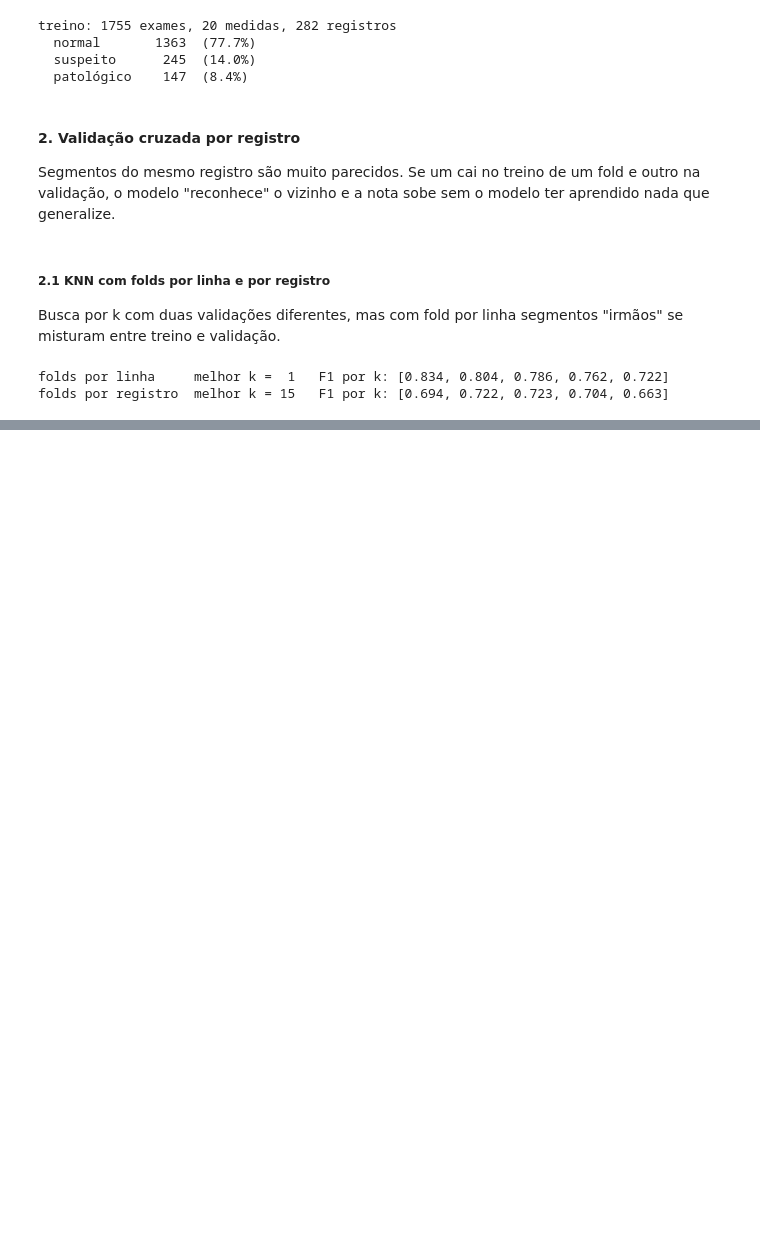
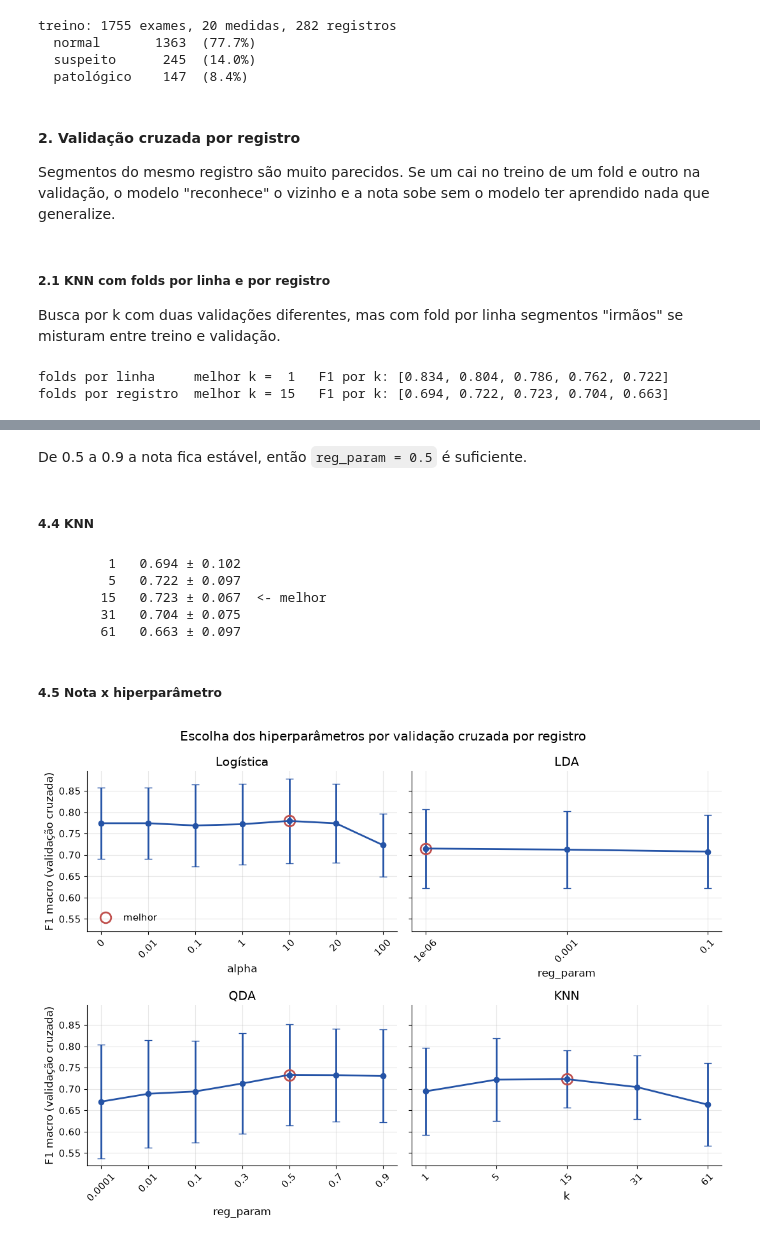
Before and after one commit to ml1-impatech/statstech-analise, a Jupyter notebook: notebooks/ctg_models.ipynb, the cells around one changed output, grey strips where cells are left out. Saved outputs shown, nothing was run; the diff lists cells and outputs as text; code cells hidden in the pictures; blank space fills up the shorter version.

Commit message:
Busca de hiperparâmetros - F1 macro

```diff
--- a/notebooks/ctg_models.ipynb
+++ b/notebooks/ctg_models.ipynb
@@ -86,0 +215,5 @@ folds por registro  melhor k = 15   F1 por k: [0.694, 0.722, 0.723, 0.704, 0.663
+# %%
+searches["qda"] = GridSearchCV(
+    make_pipeline(QuadraticDiscriminantAnalysis()), grids["qda"], cv=cv, scoring="f1_macro"
+).fit(X_train, y_train)
+show_search(searches["qda"])
@@ -86,0 +229,6 @@ folds por registro  melhor k = 15   F1 por k: [0.694, 0.722, 0.723, 0.704, 0.663
+# %%
+grids["qda"] = {"model__reg_param": [1e-4, 1e-2, 0.1, 0.3, 0.5, 0.7, 0.9]}
+searches["qda"] = GridSearchCV(
+    make_pipeline(QuadraticDiscriminantAnalysis()), grids["qda"], cv=cv, scoring="f1_macro"
+).fit(X_train, y_train)
+show_search(searches["qda"])
@@ -86,0 +243,49 @@ folds por registro  melhor k = 15   F1 por k: [0.694, 0.722, 0.723, 0.704, 0.663
+# %% [markdown]
+De 0.5 a 0.9 a nota fica estável, então `reg_param = 0.5` é suficiente.
+# %% [markdown]
+##### 4.4 KNN
+# %%
+searches["knn"] = GridSearchCV(
+    make_pipeline(KNeighborsClassifier()), grids["knn"], cv=cv, scoring="f1_macro"
+).fit(X_train, y_train)
+show_search(searches["knn"])
+# %% [output]
+         1   0.694 ± 0.102
+         5   0.722 ± 0.097
+        15   0.723 ± 0.067  <- melhor
+        31   0.704 ± 0.075
+        61   0.663 ± 0.097
+# %% [markdown]
+##### 4.5 Nota x hiperparâmetro
+# %%
+LABELS = {"logistic": "Logística", "lda": "LDA", "qda": "QDA", "knn": "KNN"}
+
+
+def plot_search_curve(search, ax, title, xlabel):
+    # TODO trocar pelo plot_search do C7
+    results = search.cv_results_
+    values = [next(iter(r["params"].values())) for r in results]
+    mean = np.array([r["mean_score"] for r in results])
+    std = np.array([r["std_score"] for r in results])
+    x = np.arange(len(values))
+    ax.errorbar(x, mean, yerr=std, marker="o", capsize=4)
+    ax.plot(x[search.best_index_], mean[search.best_index_], "o", ms=12,
+            mfc="none", mec="C1", mew=2, label="melhor")
+    ax.set_xticks(x, [f"{v:g}" for v in values], rotation=45)
+    ax.set_title(title)
+    ax.set_xlabel(xlabel)
+
+
+x_labels = {"logistic": "alpha", "lda": "reg_param", "qda": "reg_param", "knn": "k"}
+fig, axes = plt.subplots(2, 2, figsize=(11, 8), sharey=True)
+for ax, (key, search) in zip(axes.flat, searches.items()):
+    plot_search_curve(search, ax, LABELS[key], x_labels[key])
+for ax in axes[:, 0]:
+    ax.set_ylabel("F1 macro (validação cruzada)")
+axes[0, 0].legend()
+fig.suptitle("Escolha dos hiperparâmetros por validação cruzada por registro")
+fig.tight_layout()
+fig.savefig(FIGURES / "ctg_busca.png")
+plt.show()
+# %% [output]
+[figure, added]
```
Also changed, not shown: parts of 23 cells of this notebook, 2 other files.
